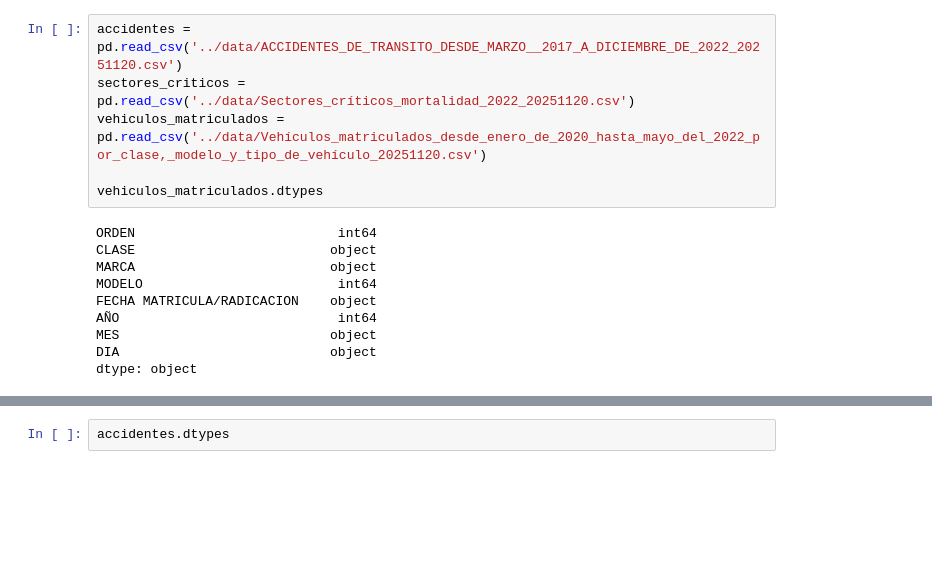
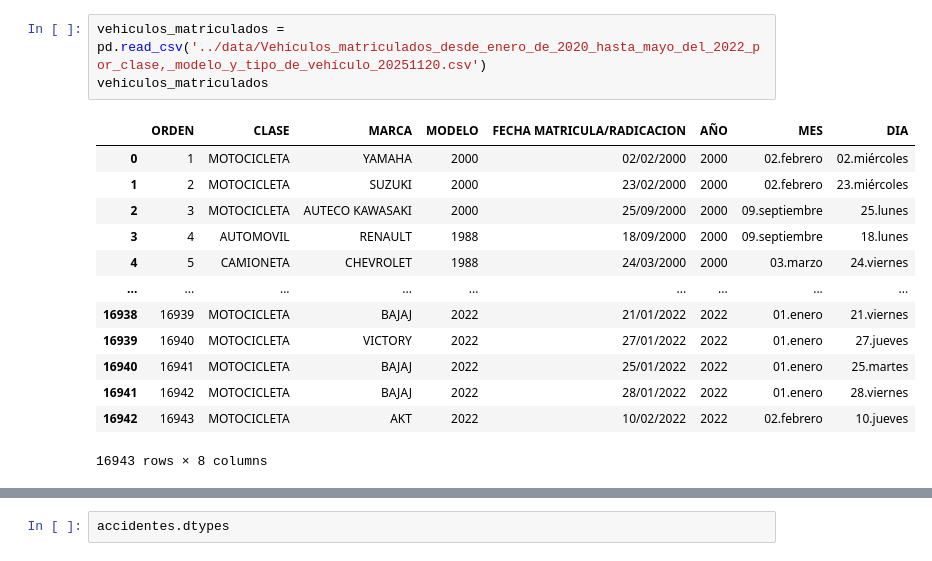
Before and after one commit to Datos-al-Ecosistema-2025-Grupo-190/calarca-en-ruedas, a Jupyter notebook: src/main.ipynb, the cells around one changed output, grey strips where cells are left out. Drawn from its saved outputs; the diff is of its cells as text; blank space fills up the shorter version.

```diff
--- a/src/main.ipynb
+++ b/src/main.ipynb
@@ -4,16 +57,17 @@ import numpy as np
 # %%
-accidentes = pd.read_csv('../data/ACCIDENTES_DE_TRANSITO_DESDE_MARZO__2017_A_DICIEMBRE_DE_2022_20251120.csv')
-sectores_criticos = pd.read_csv('../data/Sectores_críticos_mortalidad_2022_20251120.csv')
 vehiculos_matriculados = pd.read_csv('../data/Vehículos_matriculados_desde_enero_de_2020_hasta_mayo_del_2022_por_clase,_modelo_y_tipo_de_vehículo_20251120.csv')
-
-vehiculos_matriculados.dtypes
+vehiculos_matriculados
 # %% [output]
+|  | ORDEN | CLASE | MARCA | MODELO | FECHA MATRICULA/RADICACION | AÑO | MES | DIA |
+| 0 | 1 | MOTOCICLETA | YAMAHA | 2000 | 02/02/2000 | 2000 | 02.febrero | 02.miércoles |
+| 1 | 2 | MOTOCICLETA | SUZUKI | 2000 | 23/02/2000 | 2000 | 02.febrero | 23.miércoles |
+| 2 | 3 | MOTOCICLETA | AUTECO KAWASAKI | 2000 | 25/09/2000 | 2000 | 09.septiembre | 25.lunes |
+| 3 | 4 | AUTOMOVIL | RENAULT | 1988 | 18/09/2000 | 2000 | 09.septiembre | 18.lunes |
+| 4 | 5 | CAMIONETA | CHEVROLET | 1988 | 24/03/2000 | 2000 | 03.marzo | 24.viernes |
+| ... | ... | ... | ... | ... | ... | ... | ... | ... |
+| 16938 | 16939 | MOTOCICLETA | BAJAJ | 2022 | 21/01/2022 | 2022 | 01.enero | 21.viernes |
+| 16939 | 16940 | MOTOCICLETA | VICTORY | 2022 | 27/01/2022 | 2022 | 01.enero | 27.jueves |
+| 16940 | 16941 | MOTOCICLETA | BAJAJ | 2022 | 25/01/2022 | 2022 | 01.enero | 25.martes |
+| 16941 | 16942 | MOTOCICLETA | BAJAJ | 2022 | 28/01/2022 | 2022 | 01.enero | 28.viernes |
+| 16942 | 16943 | MOTOCICLETA | AKT | 2022 | 10/02/2022 | 2022 | 02.febrero | 10.jueves |
-ORDEN                          int64
-CLASE                         object
-MARCA                         object
-MODELO                         int64
-FECHA MATRICULA/RADICACION    object
-AÑO                            int64
-MES                           object
-DIA                           object
-dtype: object
+16943 rows × 8 columns
```
Also changed, not shown: parts of 91 cells of this notebook, 4 other files.
